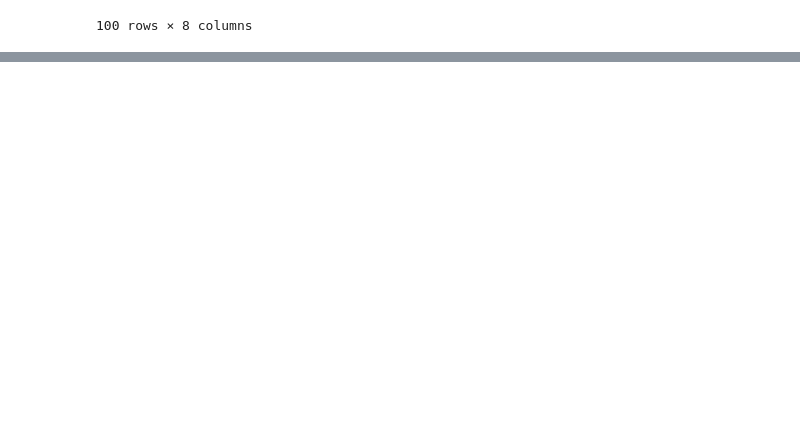
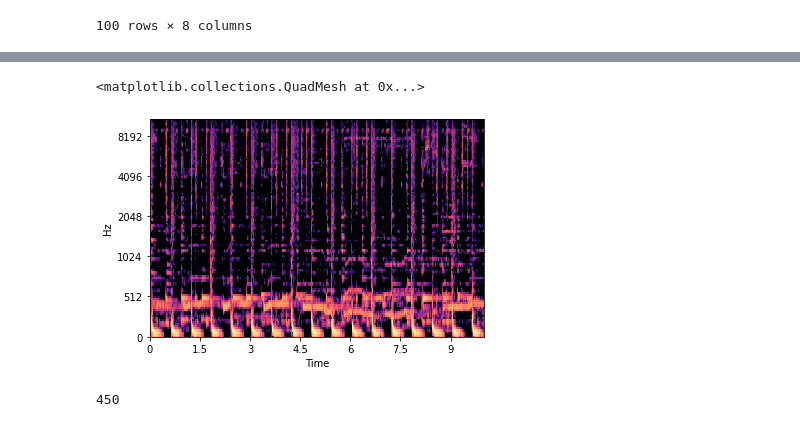
Before and after one commit to Toubat/D.U.M, a Jupyter notebook: experiment/dataset_preprocessing.ipynb, the cells around one changed output, grey strips where cells are left out. Cells and saved outputs as stored; diff of their text form; code cells hidden in the pictures; blank space fills up the shorter version.

```diff
--- a/experiment/dataset_preprocessing.ipynb
+++ b/experiment/dataset_preprocessing.ipynb
@@ -140,0 +192,7 @@ for music_dir in music_dirs:
+# %%
+arr = np.load('../npy_audio/' + dirs[1])
+mel_sgram = librosa.amplitude_to_db(arr)
+librosa.display.specshow(mel_sgram, sr=22050, x_axis='time', y_axis='mel')
+# %% [output]
+<matplotlib.collections.QuadMesh at 0x...>
+[figure, added]
@@ -140,0 +203,4 @@ for music_dir in music_dirs:
+# %%
+len(os.listdir('../video'))
+# %% [output]
+450
```
Also changed, not shown: parts of 8 cells of this notebook, 1 other file.
